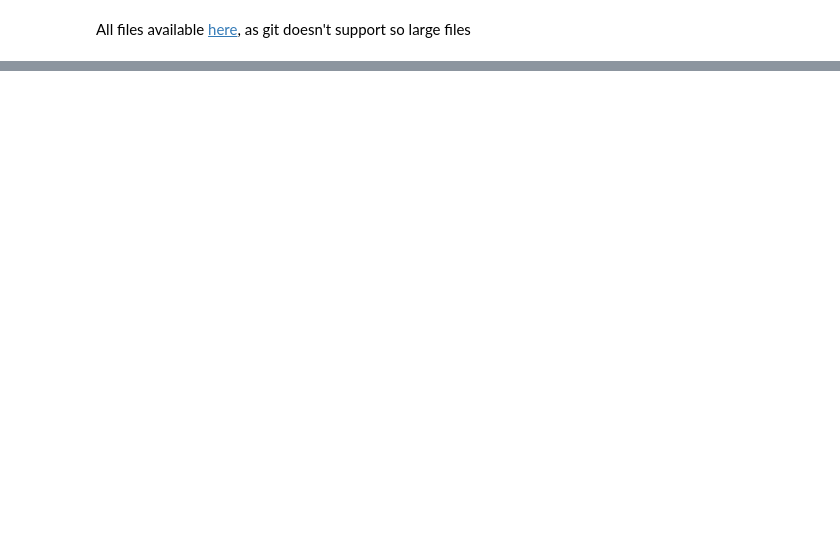
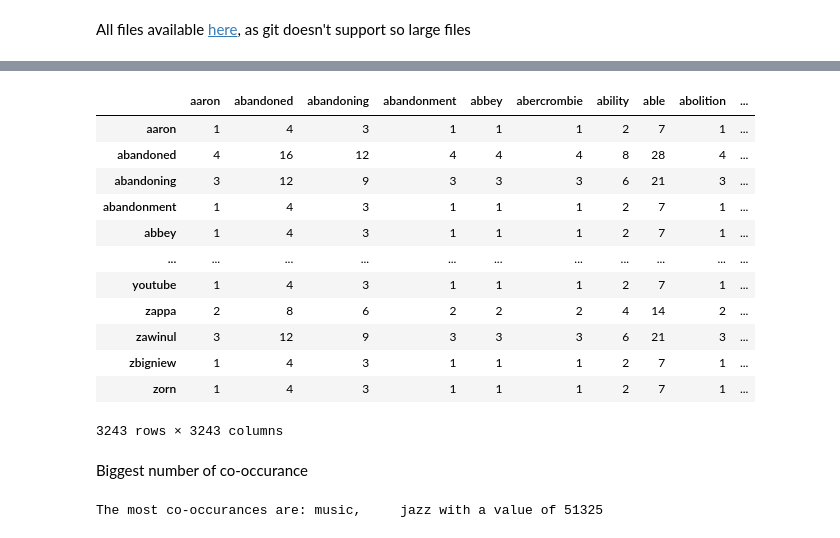
Before and after one commit to kordc/WikipediaRecommender, a Jupyter notebook: process_files.ipynb, the cells around one changed output, grey strips where cells are left out. Saved outputs shown, nothing was run; the diff lists cells and outputs as text; code cells hidden in the pictures; blank space fills up the shorter version.

```diff
--- a/process_files.ipynb
+++ b/process_files.ipynb
@@ -180,0 +94,36 @@ All files available [here](https://drive.google.com/drive/folders/1FkuFF7tCvBj8p
+# %%
+from sklearn.feature_extraction.text import CountVectorizer
+
+CountVec = CountVectorizer()
+CountData = CountVec.fit_transform(data['text'])
+
+wordsM = (CountData.T)@CountData
+# %%
+df = pd.DataFrame(wordsM.toarray(),
+                  columns=CountVec.get_feature_names_out(), index=CountVec.get_feature_names_out())
+df
+# %% [output]
+|  | aaron | abandoned | abandoning | abandonment | abbey | abercrombie | ability | able | abolition | ... |
+| aaron | 1 | 4 | 3 | 1 | 1 | 1 | 2 | 7 | 1 | ... |
+| abandoned | 4 | 16 | 12 | 4 | 4 | 4 | 8 | 28 | 4 | ... |
+| abandoning | 3 | 12 | 9 | 3 | 3 | 3 | 6 | 21 | 3 | ... |
+| abandonment | 1 | 4 | 3 | 1 | 1 | 1 | 2 | 7 | 1 | ... |
+| abbey | 1 | 4 | 3 | 1 | 1 | 1 | 2 | 7 | 1 | ... |
+| ... | ... | ... | ... | ... | ... | ... | ... | ... | ... | ... |
+| youtube | 1 | 4 | 3 | 1 | 1 | 1 | 2 | 7 | 1 | ... |
+| zappa | 2 | 8 | 6 | 2 | 2 | 2 | 4 | 14 | 2 | ... |
+| zawinul | 3 | 12 | 9 | 3 | 3 | 3 | 6 | 21 | 3 | ... |
+| zbigniew | 1 | 4 | 3 | 1 | 1 | 1 | 2 | 7 | 1 | ... |
+| zorn | 1 | 4 | 3 | 1 | 1 | 1 | 2 | 7 | 1 | ... |
+3243 rows × 3243 columns
+# %% [markdown]
+Biggest number of co-occurance
+# %%
+a = wordsM.copy()
+for i in range(a.shape[0]):
+    a[i,i] = -1
+x, y = np.unravel_index(a.argmax(), a.shape)
+print(f'The most co-occurances are: {CountVec.get_feature_names_out()[x]},\
+     {CountVec.get_feature_names_out()[y]} with a value of {a[x,y]}')
+# %% [output]
+The most co-occurances are: music,     jazz with a value of 51325
```
Also changed, not shown: parts of 20 cells of this notebook, 4 other files.
